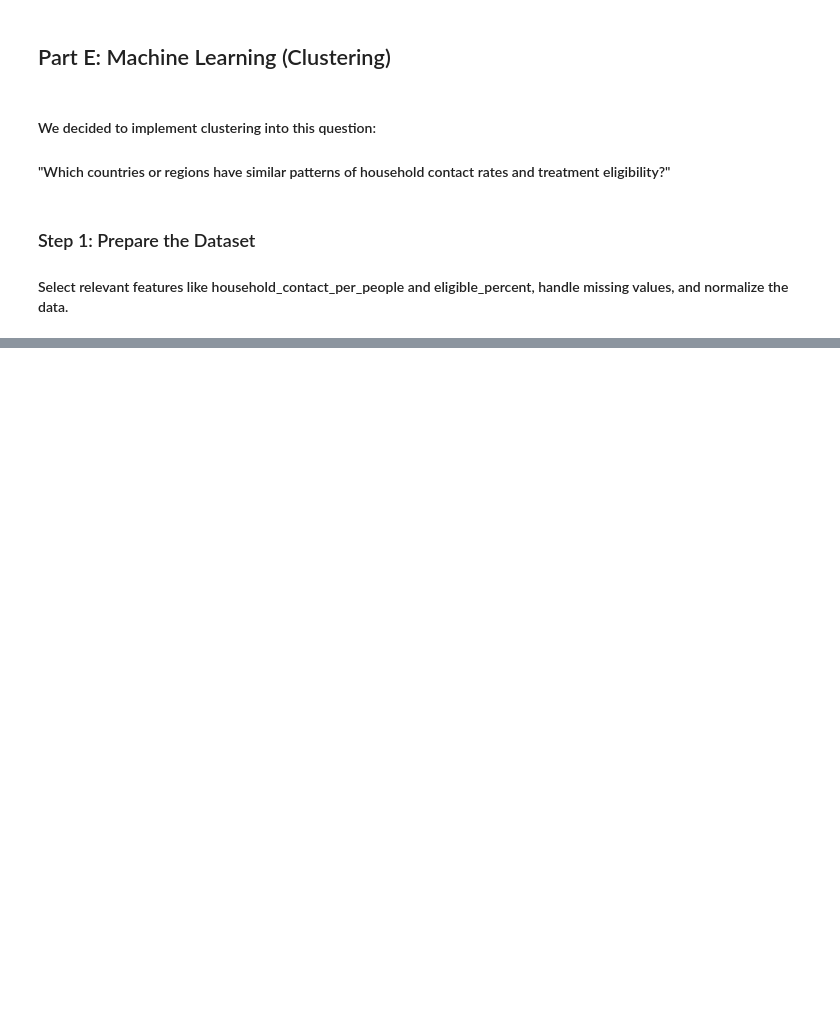
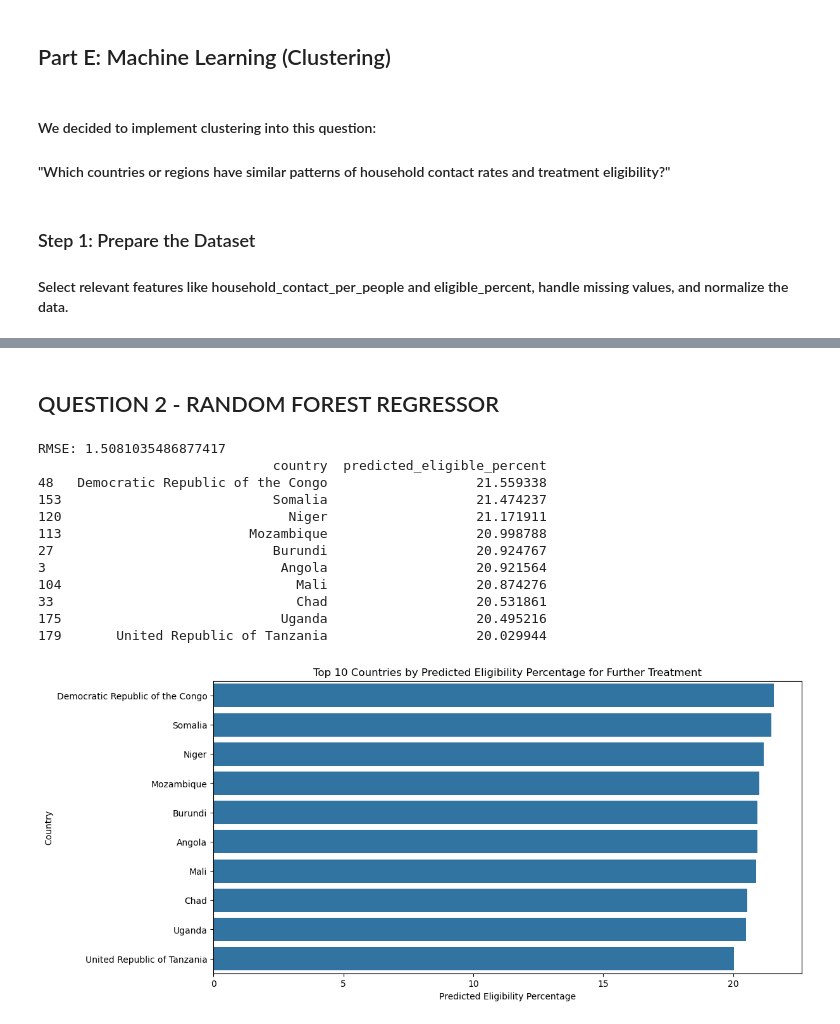
Before and after one commit to mnazhar13/DataAnalyticsProject, a Jupyter notebook: LTBI-estimates-Workbook.ipynb, the cells around one changed output, grey strips where cells are left out. Cells and saved outputs as stored; diff of their text form; code cells hidden in the pictures; blank space fills up the shorter version.

```diff
--- a/LTBI-estimates-Workbook.ipynb
+++ b/LTBI-estimates-Workbook.ipynb
@@ -843,0 +584,67 @@ For each cluster, summary statistics (mean, min, max) were calculated to analyze
+# %% [markdown]
+## QUESTION 2 - RANDOM FOREST REGRESSOR
+# %%
+import pandas as pd
+from sklearn.model_selection import train_test_split
+from sklearn.ensemble import RandomForestRegressor
+from sklearn.metrics import mean_squared_error
+import matplotlib.pyplot as plt
+import seaborn as sns
+
+# Load dataset
+data = pd.read_csv('LTBI_estimates_prepared.csv')
+
+# Select relevant features and target variable
+features = ['e_prevtx_hh_contacts_pct', 'e_prevtx_eligible', 'e_hh_size']
+target = 'eligible_percent'
+
+# Drop missing values
+data_cleaned = data.dropna(subset=features + [target])
+
+# Train-test split
+X = data_cleaned[features]
+y = data_cleaned[target]
+X_train, X_test, y_train, y_test = train_test_split(X, y, test_size=0.2, random_state=42)
+
+# Train Random Forest Regressor
+model = RandomForestRegressor(random_state=42)
+model.fit(X_train, y_train)
+
+# Predict on test set
+y_pred = model.predict(X_test)
+
+# Evaluate model performance
+rmse = mean_squared_error(y_test, y_pred, squared=False)
+print(f"RMSE: {rmse}")
+
+# Add predictions to the original dataset for country-level analysis
+data_cleaned['predicted_eligible_percent'] = model.predict(X)
+
+# Group by country to calculate average predicted eligibility percentages
+eligibility_by_country = data_cleaned.groupby('country')['predicted_eligible_percent'].mean().reset_index()
+eligibility_by_country = eligibility_by_country.sort_values(by='predicted_eligible_percent', ascending=False)
+
+# Display top countries by predicted eligibility percentage
+print(eligibility_by_country.head(10))
+
+# Visualization of predicted eligibility percentages by country
+plt.figure(figsize=(12, 6))
+sns.barplot(x='predicted_eligible_percent', y='country', data=eligibility_by_country.head(10))
+plt.title('Top 10 Countries by Predicted Eligibility Percentage for Further Treatment')
+plt.xlabel('Predicted Eligibility Percentage')
+plt.ylabel('Country')
+plt.show()
+# %% [output]
+RMSE: 1.5081035486877417
+                              country  predicted_eligible_percent
+48   Democratic Republic of the Congo                   21.559338
+153                           Somalia                   21.474237
+120                             Niger                   21.171911
+113                        Mozambique                   20.998788
+27                            Burundi                   20.924767
+3                              Angola                   20.921564
+104                              Mali                   20.874276
+33                               Chad                   20.531861
+175                            Uganda                   20.495216
+179       United Republic of Tanzania                   20.029944
+[figure, added]
```
Also changed, not shown: parts of 25 cells of this notebook.
